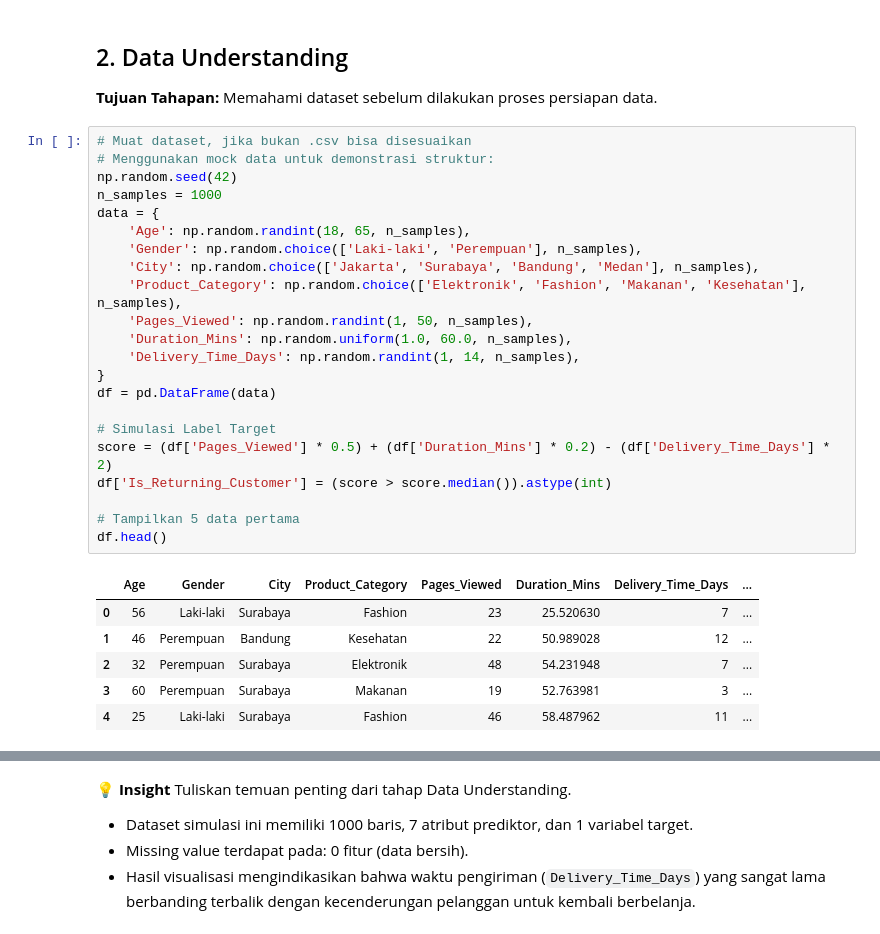
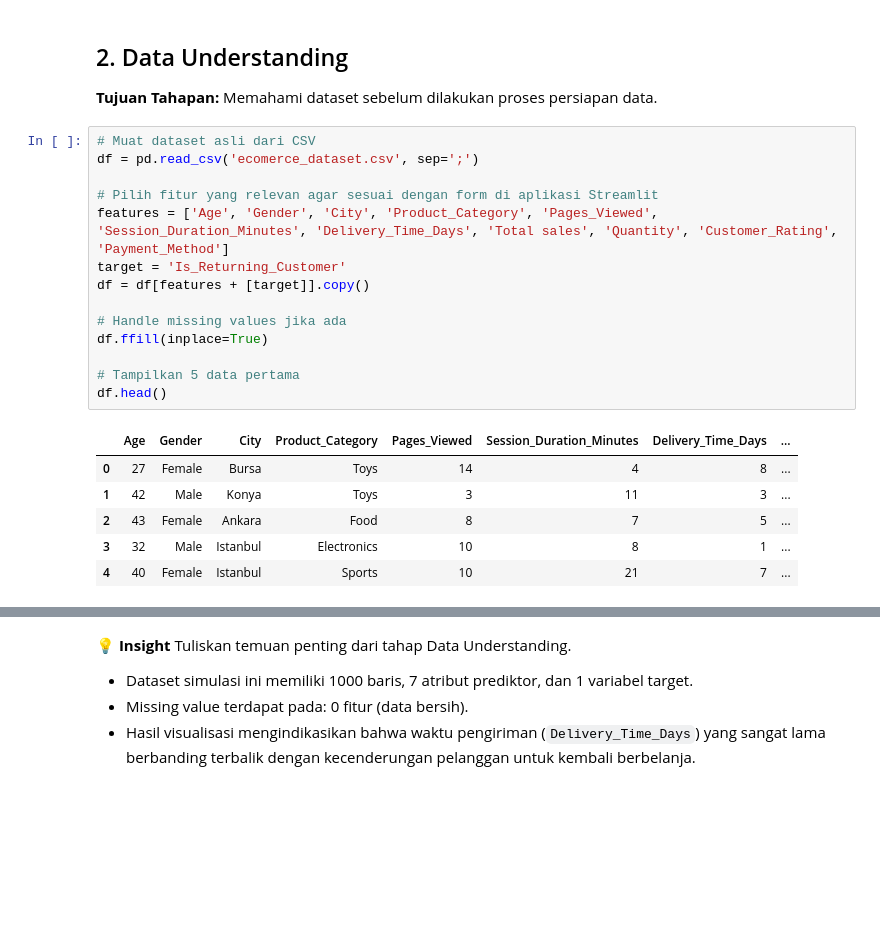
Before and after one commit to KarisNur/dataMining, a Jupyter notebook: Customer_Retention_CRISPDM.ipynb, the cells around one changed output, grey strips where cells are left out. Cells and saved outputs as stored; diff of their text form; blank space fills up the shorter version.

```diff
--- a/Customer_Retention_CRISPDM.ipynb
+++ b/Customer_Retention_CRISPDM.ipynb
@@ -43,35 +43,27 @@ import pickle
 ## 2. Data Understanding
 
 **Tujuan Tahapan:** Memahami dataset sebelum dilakukan proses persiapan data.
-# %%
-# Muat dataset, jika bukan .csv bisa disesuaikan
-# Menggunakan mock data untuk demonstrasi struktur:
-np.random.seed(42)
-n_samples = 1000
-data = {
-    'Age': np.random.randint(18, 65, n_samples),
-    'Gender': np.random.choice(['Laki-laki', 'Perempuan'], n_samples),
-    'City': np.random.choice(['Jakarta', 'Surabaya', 'Bandung', 'Medan'], n_samples),
-    'Product_Category': np.random.choice(['Elektronik', 'Fashion', 'Makanan', 'Kesehatan'], n_samples),
-    'Pages_Viewed': np.random.randint(1, 50, n_samples),
-    'Duration_Mins': np.random.uniform(1.0, 60.0, n_samples),
-    'Delivery_Time_Days': np.random.randint(1, 14, n_samples),
-}
-df = pd.DataFrame(data)
-
-# Simulasi Label Target
-score = (df['Pages_Viewed'] * 0.5) + (df['Duration_Mins'] * 0.2) - (df['Delivery_Time_Days'] * 2)
-df['Is_Returning_Customer'] = (score > score.median()).astype(int)
-
-# Tampilkan 5 data pertama
-df.head()
-# %% [output]
-|  | Age | Gender | City | Product_Category | Pages_Viewed | Duration_Mins | Delivery_Time_Days | ... |
-| 0 | 56 | Laki-laki | Surabaya | Fashion | 23 | 25.520630 | 7 | ... |
-| 1 | 46 | Perempuan | Bandung | Kesehatan | 22 | 50.989028 | 12 | ... |
-| 2 | 32 | Perempuan | Surabaya | Elektronik | 48 | 54.231948 | 7 | ... |
-| 3 | 60 | Perempuan | Surabaya | Makanan | 19 | 52.763981 | 3 | ... |
-| 4 | 25 | Laki-laki | Surabaya | Fashion | 46 | 58.487962 | 11 | ... |
+# %%
+# Muat dataset asli dari CSV
+df = pd.read_csv('ecomerce_dataset.csv', sep=';')
+
+# Pilih fitur yang relevan agar sesuai dengan form di aplikasi Streamlit
+features = ['Age', 'Gender', 'City', 'Product_Category', 'Pages_Viewed', 'Session_Duration_Minutes', 'Delivery_Time_Days', 'Total sales', 'Quantity', 'Customer_Rating', 'Payment_Method']
+target = 'Is_Returning_Customer'
+df = df[features + [target]].copy()
+
+# Handle missing values jika ada
+df.ffill(inplace=True)
+
+# Tampilkan 5 data pertama
+df.head()
+# %% [output]
+|  | Age | Gender | City | Product_Category | Pages_Viewed | Session_Duration_Minutes | Delivery_Time_Days | ... |
+| 0 | 27 | Female | Bursa | Toys | 14 | 4 | 8 | ... |
+| 1 | 42 | Male | Konya | Toys | 3 | 11 | 3 | ... |
+| 2 | 43 | Female | Ankara | Food | 8 | 7 | 5 | ... |
+| 3 | 32 | Male | Istanbul | Electronics | 10 | 8 | 1 | ... |
+| 4 | 40 | Female | Istanbul | Sports | 10 | 21 | 7 | ... |
 # %%
 # Eksplorasi awal
 df.info()
```
Also changed, not shown: parts of 7 cells of this notebook, 8 other files.
